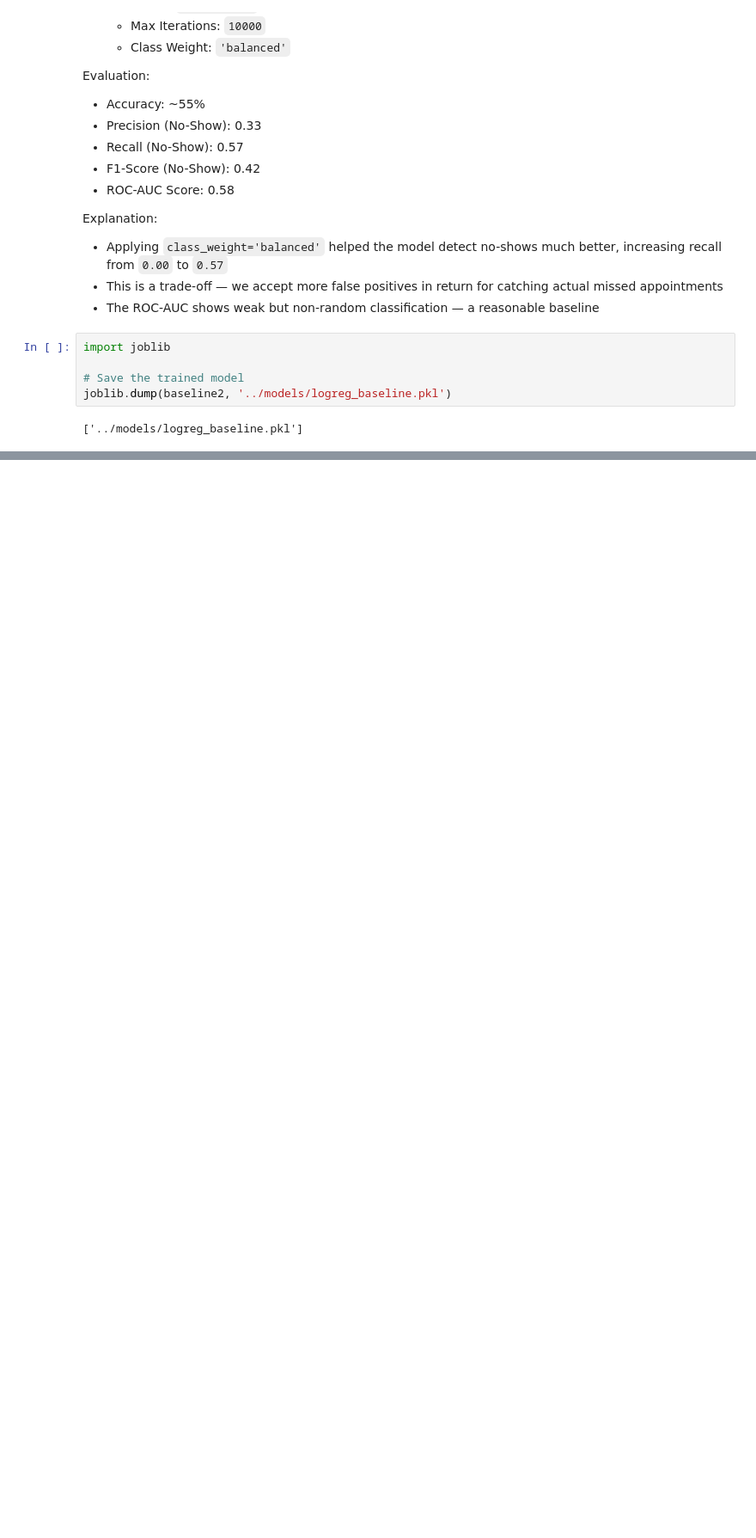
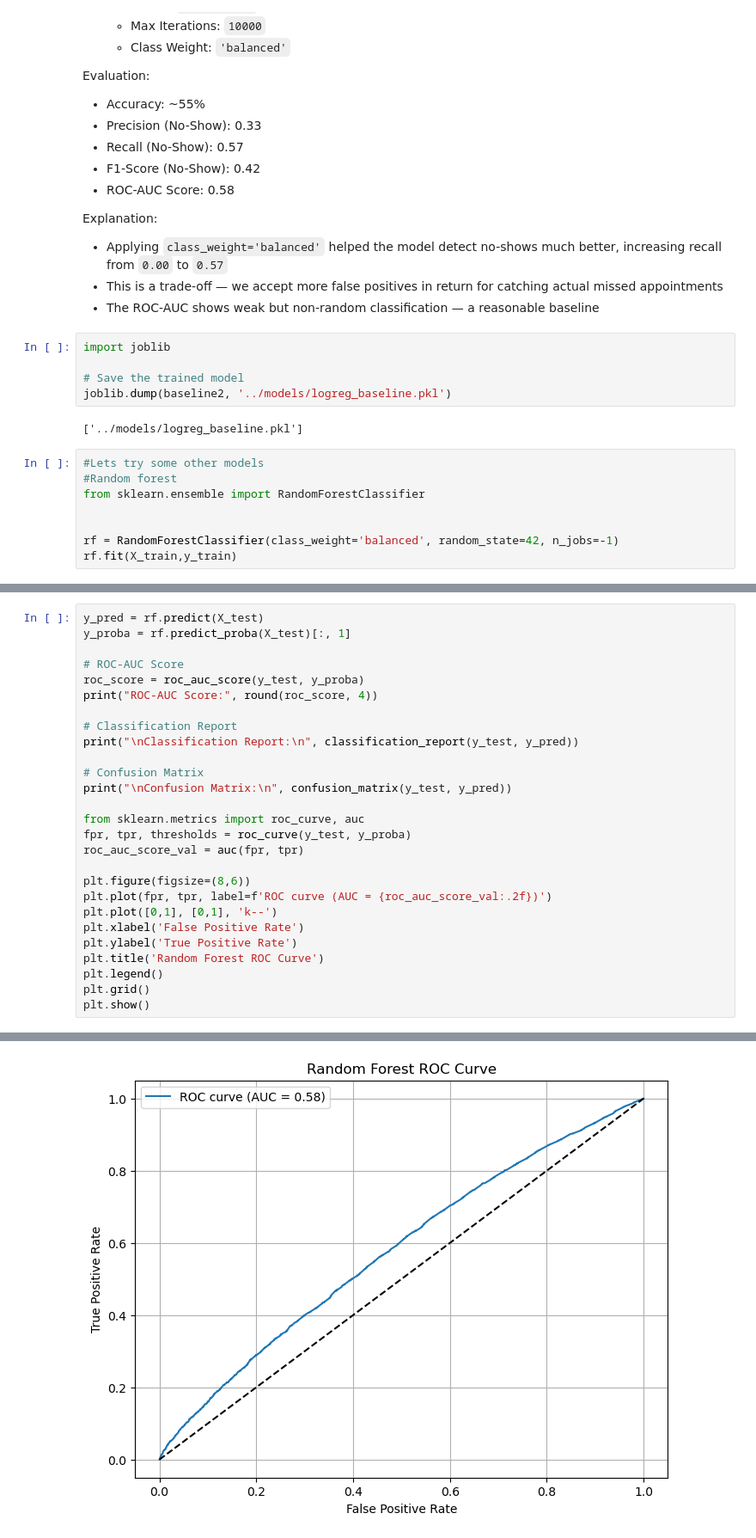
Before and after one commit to Perfect-Human007/ai-operational-assistant, a Jupyter notebook: notebooks/02_model_logistic_baseline.ipynb, the cells around one changed output, grey strips where cells are left out. Shown at 86% size. Cells and saved outputs as stored; diff of their text form; blank space fills up the shorter version.

```diff
--- a/notebooks/02_model_logistic_baseline.ipynb
+++ b/notebooks/02_model_logistic_baseline.ipynb
@@ -168,3 +168,11 @@ import joblib
 joblib.dump(baseline2, '../models/logreg_baseline.pkl')
 # %% [output]
 ['../models/logreg_baseline.pkl']
+# %%
+#Lets try some other models
+#Random forest
+from sklearn.ensemble import RandomForestClassifier
+
+
+rf = RandomForestClassifier(class_weight='balanced', random_state=42, n_jobs=-1)
+rf.fit(X_train,y_train)
@@ -170,0 +181,28 @@ joblib.dump(baseline2, '../models/logreg_baseline.pkl')
+# %%
+y_pred = rf.predict(X_test)
+y_proba = rf.predict_proba(X_test)[:, 1]
+
+# ROC-AUC Score
+roc_score = roc_auc_score(y_test, y_proba)
+print("ROC-AUC Score:", round(roc_score, 4))
+
+# Classification Report
+print("\nClassification Report:\n", classification_report(y_test, y_pred))
+
+# Confusion Matrix
+print("\nConfusion Matrix:\n", confusion_matrix(y_test, y_pred))
+
+from sklearn.metrics import roc_curve, auc
+fpr, tpr, thresholds = roc_curve(y_test, y_proba)
+roc_auc_score_val = auc(fpr, tpr)
+
+plt.figure(figsize=(8,6))
+plt.plot(fpr, tpr, label=f'ROC curve (AUC = {roc_auc_score_val:.2f})')
+plt.plot([0,1], [0,1], 'k--')
+plt.xlabel('False Positive Rate')
+plt.ylabel('True Positive Rate')
+plt.title('Random Forest ROC Curve')
+plt.legend()
+plt.grid()
+plt.show()
+# %% [output]
@@ -170,0 +225 @@ joblib.dump(baseline2, '../models/logreg_baseline.pkl')
+[figure, added]
```
Also changed, not shown: parts of 9 cells of this notebook, 3 other files.
